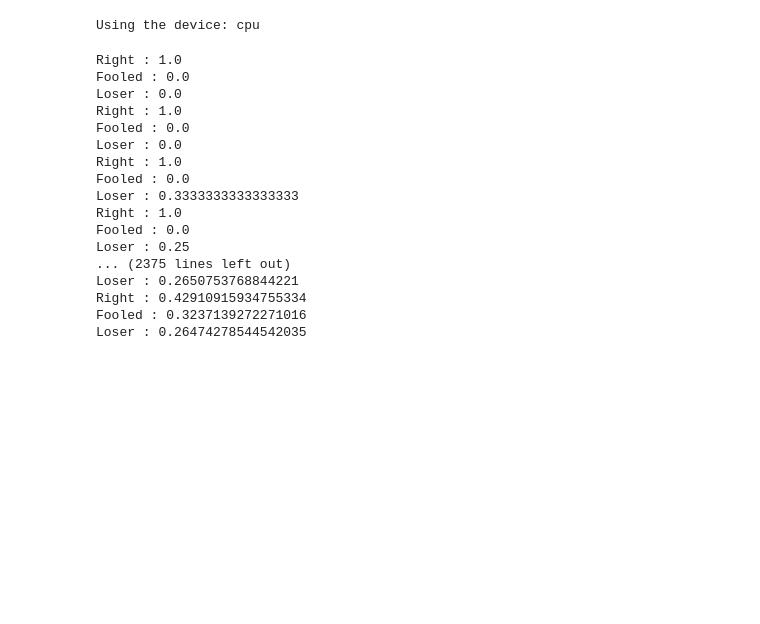
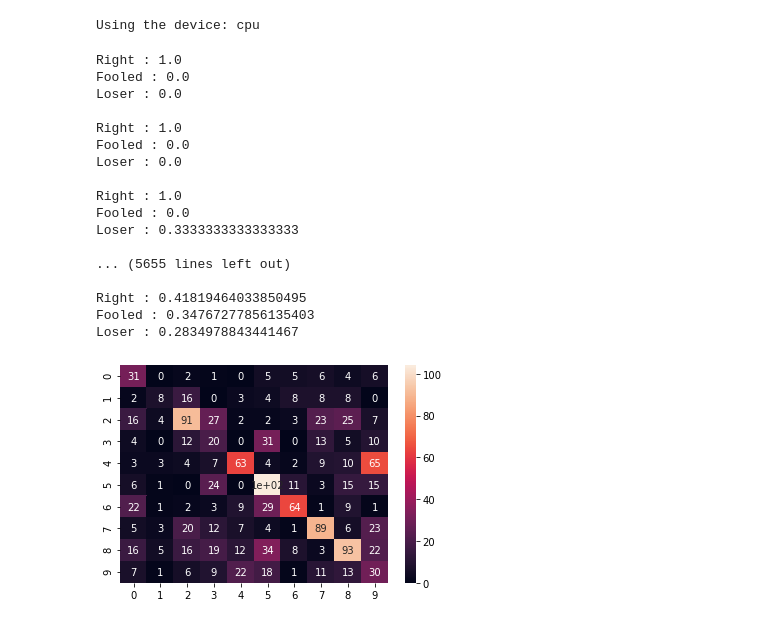
Before and after one commit to MAHA06/ThesisOulu, a Jupyter notebook: Adversarials/Thesis.ipynb, the cells around one changed output. Cells and saved outputs as stored; diff of their text form; code cells hidden in the pictures; blank space fills up the shorter version.

```diff
--- a/Adversarials/Thesis.ipynb
+++ b/Adversarials/Thesis.ipynb
@@ -366,6 +370,7 @@ def testModel(model,criterion,device,test_loader,attack):
   totals=0
   fooled=0
   loser_count=0
+  c_matrix_data=[]
   for data,labels in test_loader:
     data,labels=data.to(device),labels.to(device)
     data.requires_grad=True
@@ -399,38 +404,49 @@ def testModel(model,criterion,device,test_loader,attack):
       abs_x=[abs(t) for t in taylors]
       winner=np.argmax(taylors)
       loser=np.argmin(abs_x)
+      c_matrix_data.append([ labels.item(),winner])
       if winner == perturb_label.item():
         fooled+=1
       if winner == labels.item():
         right+=1
       if loser == labels.item():
         loser_count+=1
       # r=check_taylor_prediction(model,data,best_fits['b_p'],perturb_label)
+      print()
       print("Right :",right/totals)
       print("Fooled :",fooled/totals)
       print("Loser :",loser_count/totals)
+  confusion_array=np.array(c_matrix_data)
+  cm =   confusion_matrix(confusion_array[:,0],confusion_array[:,1])
+  f = sns.heatmap(cm, annot=True)
+  plt.savefig('heatMap.png')
 # conv2
 model.conv1.register_forward_hook(get_activation_input('conv1'))
 model.conv2.register_forward_hook(get_activation_input('conv2'))
 model.relu1.register_forward_hook(get_activation_input('relu1'))
+model.relu3.register_forward_hook(get_activation_input('relu3'))
+
+model.fc1.register_forward_hook(get_activation_input('fc1'))
+
 
 # model.conv2.register_forward_hook(get_activation_output('conv2'))
 testModel(model,criterion,'cpu',test_loader,"fgsm")
 # %% [output]
 Right : 1.0
 Fooled : 0.0
 Loser : 0.0
+
 Right : 1.0
 Fooled : 0.0
 Loser : 0.0
+
 Right : 1.0
 Fooled : 0.0
 Loser : 0.3333333333333333
-Right : 1.0
-Fooled : 0.0
-Loser : 0.25
-... (2375 lines left out)
-Loser : 0.2650753768844221
-Right : 0.42910915934755334
-Fooled : 0.3237139272271016
-Loser : 0.26474278544542035
+
+... (5655 lines left out)
+
+Right : 0.41819464033850495
+Fooled : 0.34767277856135403
+Loser : 0.2834978843441467
+[figure, added]
```
Also changed, not shown: parts of 1 cell of this notebook.
